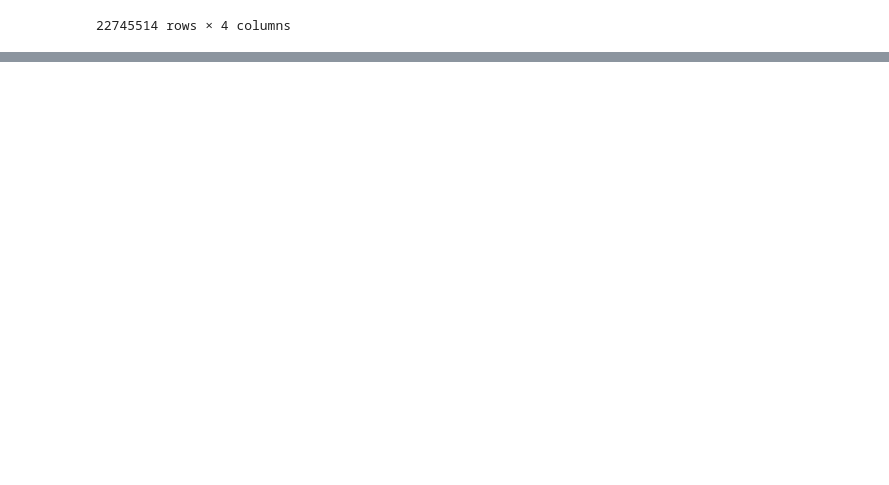
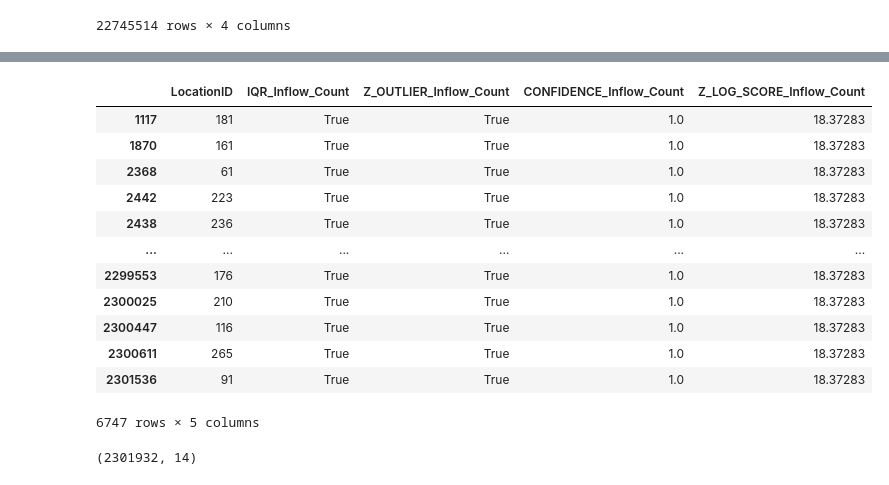
Before and after one commit to richardalamo/pocketride, a Jupyter notebook: data/Outlier_Detection/outliers_nyc_with_fare.ipynb, the cells around one changed output, grey strips where cells are left out. Drawn from its saved outputs; the diff is of its cells as text; code cells hidden in the pictures; blank space fills up the shorter version.

```diff
--- a/data/Outlier_Detection/outliers_nyc_with_fare.ipynb
+++ b/data/Outlier_Detection/outliers_nyc_with_fare.ipynb
@@ -569,0 +717,20 @@ filtered_trip_fare_metrics.head()
+# %%
+filtered_in_flow_metrics
+# %% [output]
+|  | LocationID | IQR_Inflow_Count | Z_OUTLIER_Inflow_Count | CONFIDENCE_Inflow_Count | Z_LOG_SCORE_Inflow_Count |
+| 1117 | 181 | True | True | 1.0 | 18.37283 |
+| 1870 | 161 | True | True | 1.0 | 18.37283 |
+| 2368 | 61 | True | True | 1.0 | 18.37283 |
+| 2442 | 223 | True | True | 1.0 | 18.37283 |
+| 2438 | 236 | True | True | 1.0 | 18.37283 |
+| ... | ... | ... | ... | ... | ... |
+| 2299553 | 176 | True | True | 1.0 | 18.37283 |
+| 2300025 | 210 | True | True | 1.0 | 18.37283 |
+| 2300447 | 116 | True | True | 1.0 | 18.37283 |
+| 2300611 | 265 | True | True | 1.0 | 18.37283 |
+| 2301536 | 91 | True | True | 1.0 | 18.37283 |
+6747 rows × 5 columns
+# %%
+complete_station_data.shape
+# %% [output]
+(2301932, 14)
```
Also changed, not shown: parts of 11 cells of this notebook.
